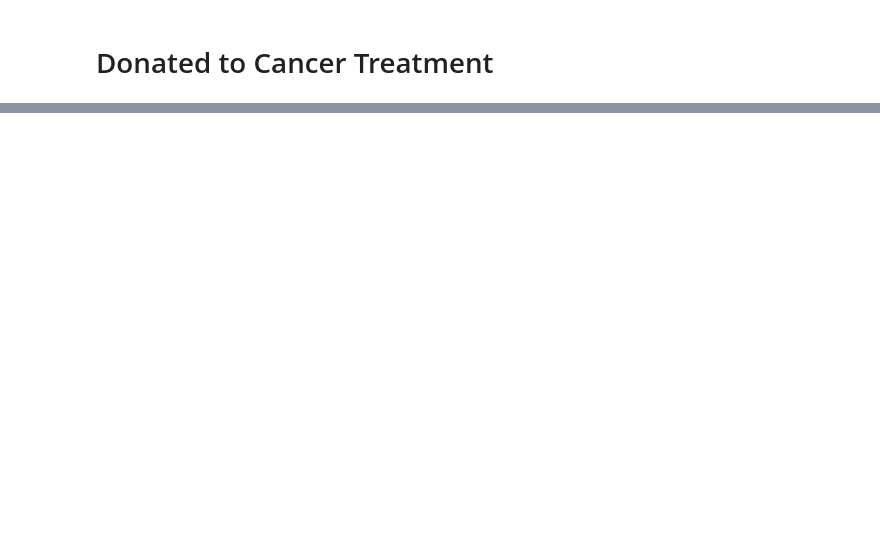
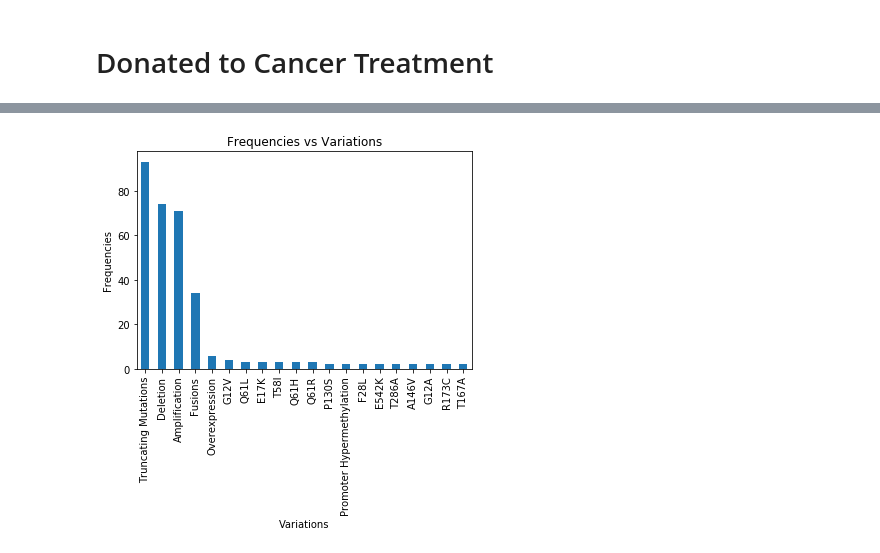
Before and after one commit to nggih/udacity, a Jupyter notebook: machine-learning/projects/capstone/Machine Learning Capstone.ipynb, the cells around one changed output, grey strips where cells are left out. Cells and saved outputs as stored; diff of their text form; code cells hidden in the pictures; blank space fills up the shorter version.

```diff
--- a/machine-learning/projects/capstone/Machine Learning Capstone.ipynb
+++ b/machine-learning/projects/capstone/Machine Learning Capstone.ipynb
@@ -196,0 +92,9 @@ print "Final F-score on the testing data: {:.4f}".format(fbeta_score(y_test, bes
+# %%
+# THe most common variations
+common_variations = train.Variation.value_counts()
+count_variations = common_variations[0:20].plot(kind='bar', title='Frequencies vs Variations')
+count_variations.set_xlabel('Variations')
+count_variations.set_ylabel('Frequencies')
+plt.show()
+# %% [output]
+[figure, added]
```
Also changed, not shown: parts of 51 cells of this notebook.
